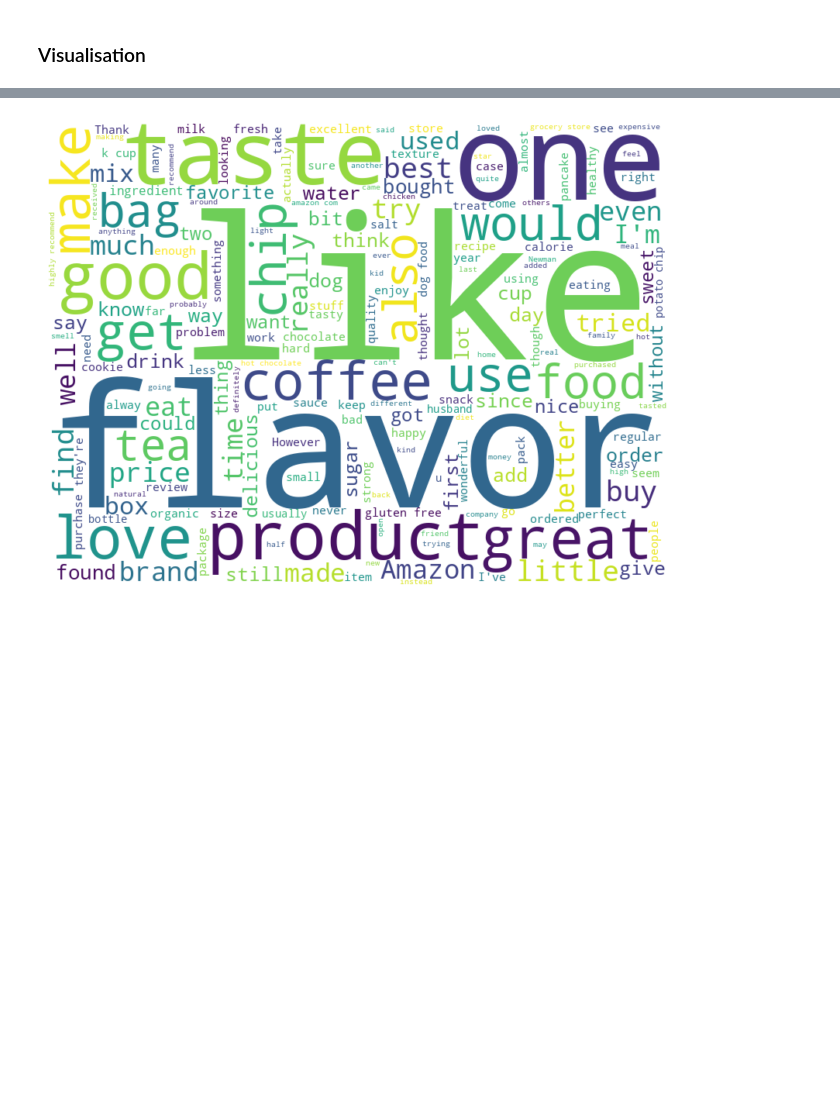
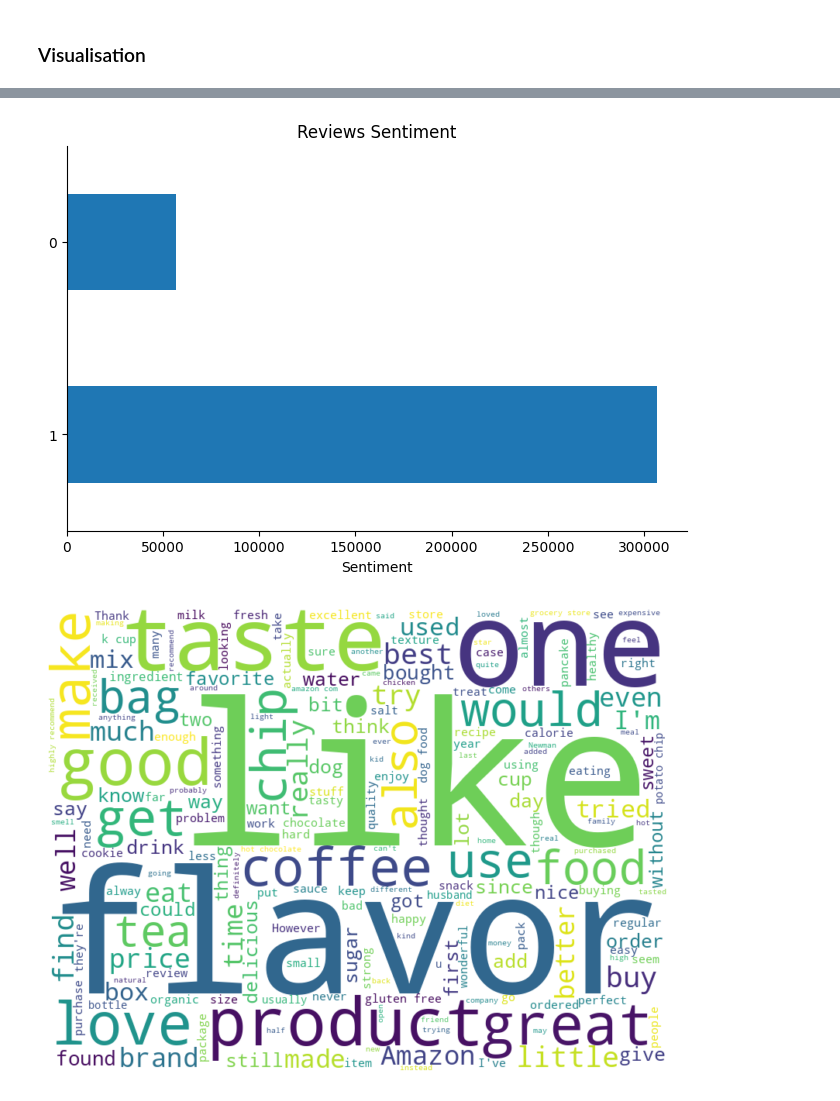
Before and after one commit to Lyu-Sterkh/Sentiment-analysis, a Jupyter notebook: Sentiment_Analysis.ipynb, the cells around one changed output, grey strips where cells are left out. Saved outputs shown, nothing was run; the diff lists cells and outputs as text; code cells hidden in the pictures; blank space fills up the shorter version.

```diff
--- a/Sentiment_Analysis.ipynb
+++ b/Sentiment_Analysis.ipynb
@@ -231,3 +270,16 @@ plt.show()
+# %%
+fig, ax = plt.subplots(figsize=(10, 5))
+
+df_try['Sentiment'].value_counts()\
+    .plot(kind='barh',
+          title='Reviews Sentiment',
+          figsize=(8, 5))
+plt.xlabel('Sentiment')
+ax.spines[['right', 'top']].set_visible(False)
+#plt.savefig('/content/drive/MyDrive/Sentiment_Bar.jpeg')
+plt.show()
+# %% [output]
+[figure, added]
 # %%
 # Create a word cloud of the 'Text' column
 text = ' '.join(df['Text'].astype(str).tolist())
```
Also changed, not shown: parts of 131 cells of this notebook.
